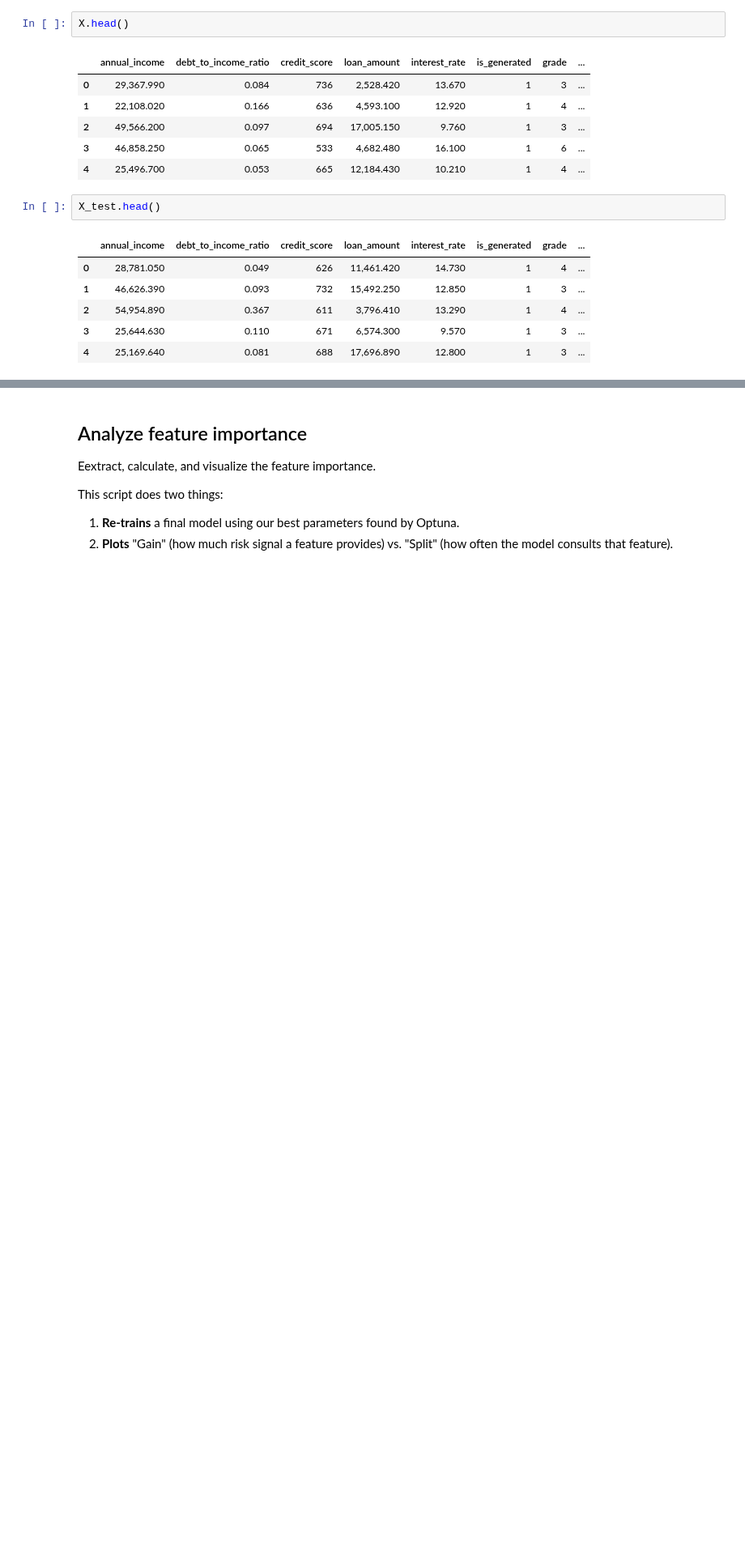
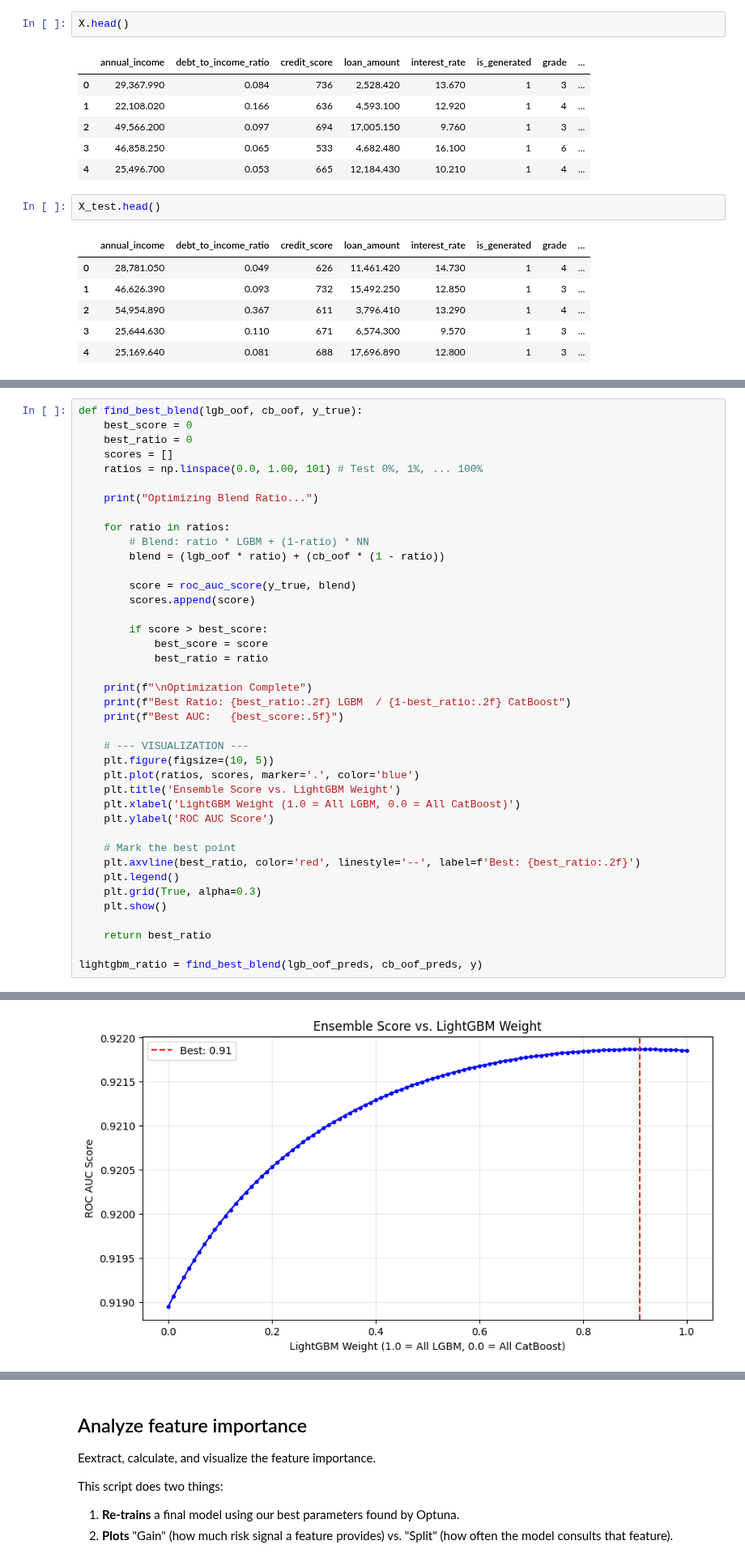
Before and after one commit to SteveTarter/kaggle-playground-series, a Jupyter notebook: 2025/s5e11/Predicting Loan Payback (S5E11).ipynb, the cells around one changed output, grey strips where cells are left out. Shown at 81% size. Saved outputs shown, nothing was run; the diff lists cells and outputs as text; blank space fills up the shorter version.

```diff
--- a/2025/s5e11/Predicting Loan Payback (S5E11).ipynb
+++ b/2025/s5e11/Predicting Loan Payback (S5E11).ipynb
@@ -1303,0 +1703,41 @@ def predict(df: pd.DataFrame) -> np.ndarray:
+# %%
+def find_best_blend(lgb_oof, cb_oof, y_true):
+    best_score = 0
+    best_ratio = 0
+    scores = []
+    ratios = np.linspace(0.0, 1.00, 101) # Test 0%, 1%, ... 100%
+
+    print("Optimizing Blend Ratio...")
+
+    for ratio in ratios:
+        # Blend: ratio * LGBM + (1-ratio) * NN
+        blend = (lgb_oof * ratio) + (cb_oof * (1 - ratio))
+
+        score = roc_auc_score(y_true, blend)
+        scores.append(score)
+
+        if score > best_score:
+            best_score = score
+            best_ratio = ratio
+
+    print(f"\nOptimization Complete")
+    print(f"Best Ratio: {best_ratio:.2f} LGBM  / {1-best_ratio:.2f} CatBoost")
+    print(f"Best AUC:   {best_score:.5f}")
+
+    # --- VISUALIZATION ---
+    plt.figure(figsize=(10, 5))
+    plt.plot(ratios, scores, marker='.', color='blue')
+    plt.title('Ensemble Score vs. LightGBM Weight')
+    plt.xlabel('LightGBM Weight (1.0 = All LGBM, 0.0 = All CatBoost)')
+    plt.ylabel('ROC AUC Score')
+
+    # Mark the best point
+    plt.axvline(best_ratio, color='red', linestyle='--', label=f'Best: {best_ratio:.2f}')
+    plt.legend()
+    plt.grid(True, alpha=0.3)
+    plt.show()
+
+    return best_ratio
+
+lightgbm_ratio = find_best_blend(lgb_oof_preds, cb_oof_preds, y)
+# %% [output]
@@ -1303,0 +1749 @@ def predict(df: pd.DataFrame) -> np.ndarray:
+[figure, added]
```
Also changed, not shown: parts of 40 cells of this notebook, 5 other files.
